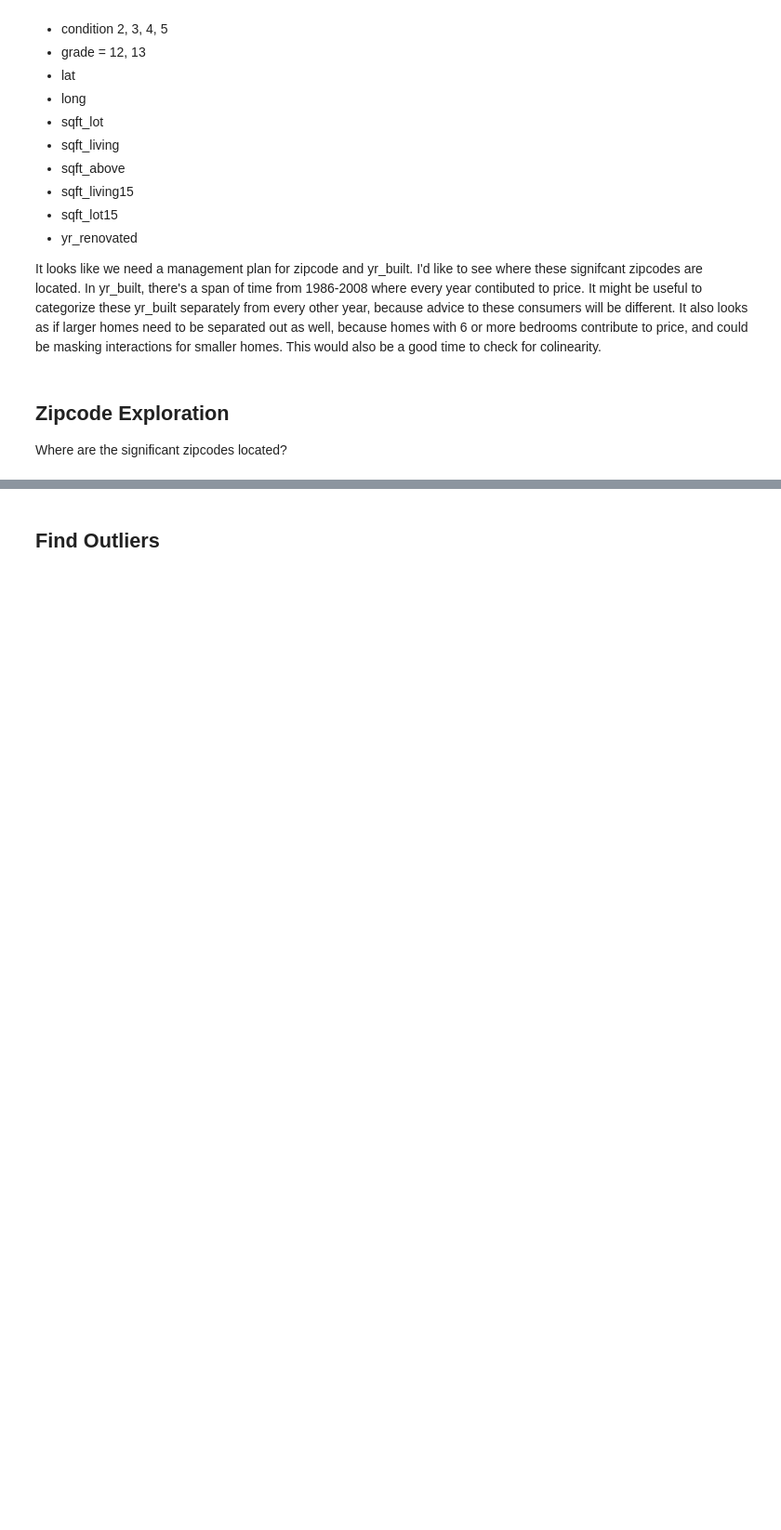
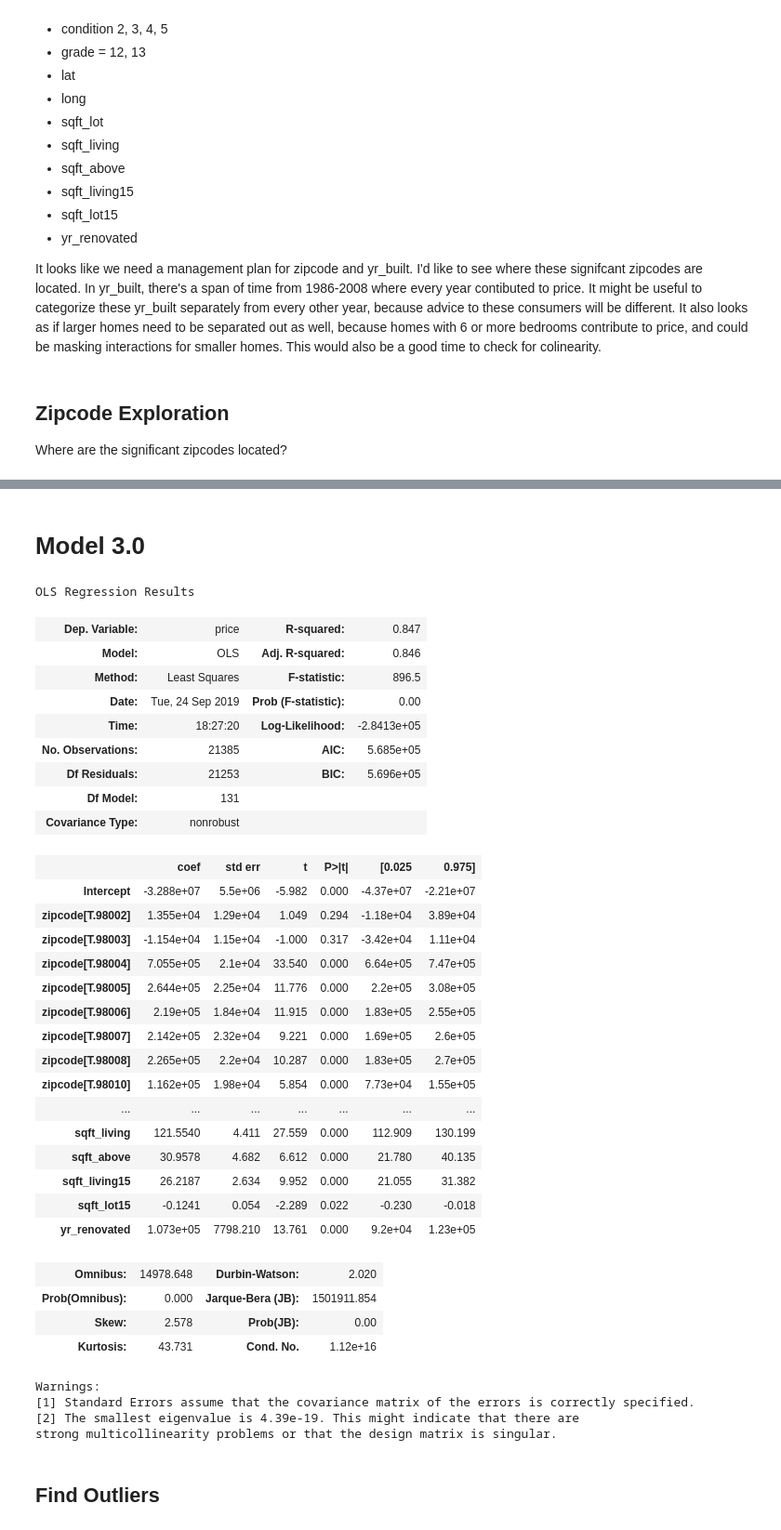
Before and after one commit to eannefawcett/dsc-v2-mod1-final-project-online-ds-pt-081219, a Jupyter notebook: Beth Fawcett King County Sellers World.ipynb, the cells around one changed output, grey strips where cells are left out. Shown at 93% size. Cells and saved outputs as stored; diff of their text form; code cells hidden in the pictures; blank space fills up the shorter version.

```diff
--- a/Beth Fawcett King County Sellers World.ipynb
+++ b/Beth Fawcett King County Sellers World.ipynb
@@ -1287,0 +1333,12 @@ sig_zip_map
+# %%
+# new bedrooms
+bed1 = kc_housing.loc[kc_housing['bedrooms']==1]
+bed2 = kc_housing.loc[kc_housing['bedrooms']==2]
+bed3 = kc_housing.loc[kc_housing['bedrooms']==3]
+bed4 = kc_housing.loc[kc_housing['bedrooms']==4]
+bed5 = kc_housing.loc[kc_housing['bedrooms']==5]
+bed6 = kc_housing.loc[kc_housing['bedrooms']==6]
+bedrooms1to6 = [bed1, bed2, bed3, bed4, bed5, bed6]
+kc_housing_mod2 = pd.concat(bedrooms1to6)
+# len(kc_housing_mod2['bedrooms'])
+kc_housing_mod2.bedrooms.value_counts()
@@ -1288,3 +1359,47 @@ sig_zip_map
+# %% [markdown]
+# Model 3.0
+# %%
+outcome = 'price'
+predictors = kc_housing_mod2.drop('price', axis=1)
+pred_sum = "+".join(predictors.columns)
+formula = outcome + "~" + pred_sum
+model = ols(formula= formula, data=kc_housing_mod2).fit()
+model.summary()
+# %% [output]
+OLS Regression Results
+| Dep. Variable: | price | R-squared: | 0.847 |
+| Model: | OLS | Adj. R-squared: | 0.846 |
+| Method: | Least Squares | F-statistic: | 896.5 |
+| Date: | Tue, 24 Sep 2019 | Prob (F-statistic): | 0.00 |
+| Time: | 18:27:20 | Log-Likelihood: | -2.8413e+05 |
+| No. Observations: | 21385 | AIC: | 5.685e+05 |
+| Df Residuals: | 21253 | BIC: | 5.696e+05 |
+| Df Model: | 131 |  |  |
+| Covariance Type: | nonrobust |  |  |
+|  | coef | std err | t | P>|t| | [0.025 | 0.975] |
+| Intercept | -3.288e+07 | 5.5e+06 | -5.982 | 0.000 | -4.37e+07 | -2.21e+07 |
+| zipcode[T.98002] | 1.355e+04 | 1.29e+04 | 1.049 | 0.294 | -1.18e+04 | 3.89e+04 |
+| zipcode[T.98003] | -1.154e+04 | 1.15e+04 | -1.000 | 0.317 | -3.42e+04 | 1.11e+04 |
+| zipcode[T.98004] | 7.055e+05 | 2.1e+04 | 33.540 | 0.000 | 6.64e+05 | 7.47e+05 |
+| zipcode[T.98005] | 2.644e+05 | 2.25e+04 | 11.776 | 0.000 | 2.2e+05 | 3.08e+05 |
+| zipcode[T.98006] | 2.19e+05 | 1.84e+04 | 11.915 | 0.000 | 1.83e+05 | 2.55e+05 |
+| zipcode[T.98007] | 2.142e+05 | 2.32e+04 | 9.221 | 0.000 | 1.69e+05 | 2.6e+05 |
+| zipcode[T.98008] | 2.265e+05 | 2.2e+04 | 10.287 | 0.000 | 1.83e+05 | 2.7e+05 |
+| zipcode[T.98010] | 1.162e+05 | 1.98e+04 | 5.854 | 0.000 | 7.73e+04 | 1.55e+05 |
+| ... | ... | ... | ... | ... | ... | ... |
+| sqft_living | 121.5540 | 4.411 | 27.559 | 0.000 | 112.909 | 130.199 |
+| sqft_above | 30.9578 | 4.682 | 6.612 | 0.000 | 21.780 | 40.135 |
+| sqft_living15 | 26.2187 | 2.634 | 9.952 | 0.000 | 21.055 | 31.382 |
+| sqft_lot15 | -0.1241 | 0.054 | -2.289 | 0.022 | -0.230 | -0.018 |
+| yr_renovated | 1.073e+05 | 7798.210 | 13.761 | 0.000 | 9.2e+04 | 1.23e+05 |
+| Omnibus: | 14978.648 | Durbin-Watson: | 2.020 |
+| Prob(Omnibus): | 0.000 | Jarque-Bera (JB): | 1501911.854 |
+| Skew: | 2.578 | Prob(JB): | 0.00 |
+| Kurtosis: | 43.731 | Cond. No. | 1.12e+16 |
+Warnings:
+[1] Standard Errors assume that the covariance matrix of the errors is correctly specified.
+[2] The smallest eigenvalue is 4.39e-19. This might indicate that there are
+strong multicollinearity problems or that the design matrix is singular.
 # %%
 # histograms
 # normality assumptions (linear, normal, heterskedacity)
```
Also changed, not shown: parts of 17 cells of this notebook, 2 other files.
